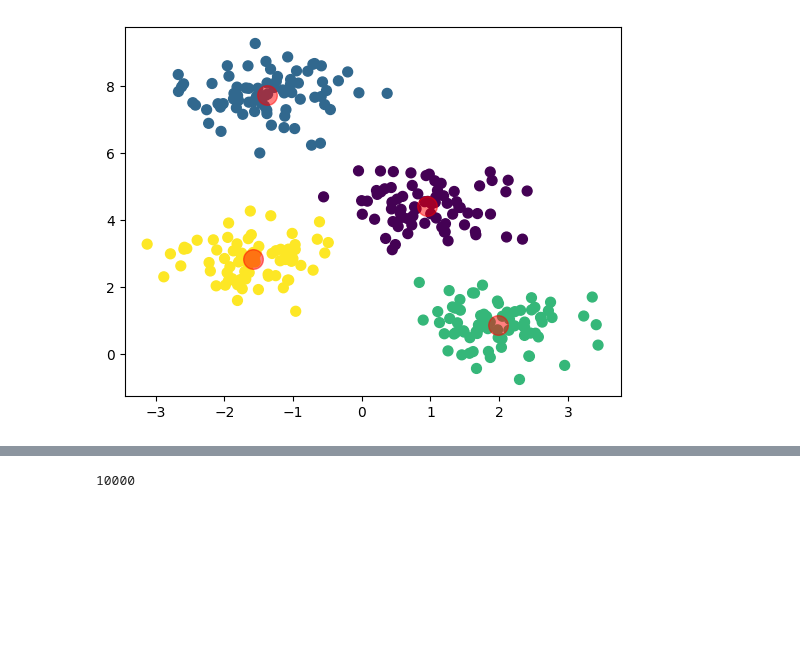
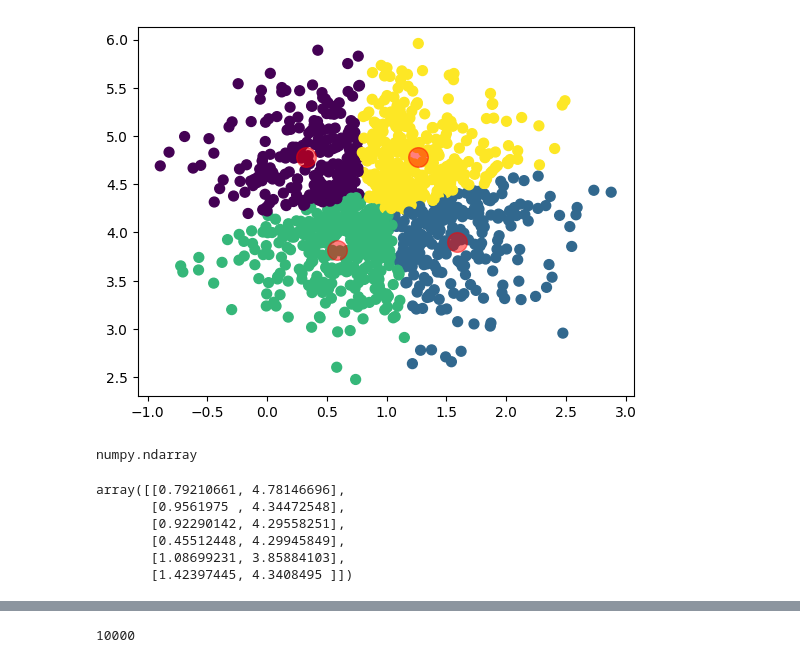
Before and after one commit to destx0/thesnew, a Jupyter notebook: master.ipynb, the cells around one changed output, grey strips where cells are left out. Saved outputs shown, nothing was run; the diff lists cells and outputs as text; code cells hidden in the pictures; blank space fills up the shorter version.

```diff
--- a/master.ipynb
+++ b/master.ipynb
@@ -14,20 +238,50 @@ from utils import *
 # %%
-from sklearn.datasets import make_blobs
-from sklearn.cluster import KMeans
-import matplotlib.pyplot as plt
+
 
 # Generate sample data
-X, y_true = make_blobs(n_samples=300, centers=4, cluster_std=0.60, random_state=0)
+X, y_true = make_blobs(n_samples=1130, centers=1, cluster_std=0.60, random_state=0)
 
 # Apply KMeans
 kmeans = KMeans(n_clusters=4)
 kmeans.fit(X)
 y_kmeans = kmeans.predict(X)
 
 # Visualize the clusters
 plt.scatter(X[:, 0], X[:, 1], c=y_kmeans, s=50, cmap="viridis")
 centers = kmeans.cluster_centers_
 plt.scatter(centers[:, 0], centers[:, 1], c="red", s=200, alpha=0.5)
 plt.show()
 # %% [output]
-[figure, old version]
+[figure, new version]
+# %%
+type(centers)
+# %% [output]
+numpy.ndarray
+# %%
+import numpy as np
+
+
+def generate_new_centers_np(points, n_centers):
+    new_centers = np.zeros((0, points.shape[1]))  # Initialize with no centers
+    while new_centers.shape[0] < n_centers:
+        # Randomly select two indices
+        indices = np.random.choice(points.shape[0], 2, replace=False)
+        # Calculate the mean of the two points
+        new_center = points[indices].mean(axis=0)
+        # Check if the new center is unique
+        if not np.any(np.all(np.isclose(new_centers, new_center), axis=1)):
+            # If unique, add it to new_centers
+            new_centers = np.vstack((new_centers, new_center))
+    return new_centers
+
+
+# Generate 3 new centers
+new_centers_np = generate_new_centers_np(centers, 6)
+new_centers_np
+# %% [output]
+array([[0.79210661, 4.78146696],
+       [0.9561975 , 4.34472548],
+       [0.92290142, 4.29558251],
+       [0.45512448, 4.29945849],
+       [1.08699231, 3.85884103],
+       [1.42397445, 4.3408495 ]])
```
Also changed, not shown: parts of 22 cells of this notebook.
